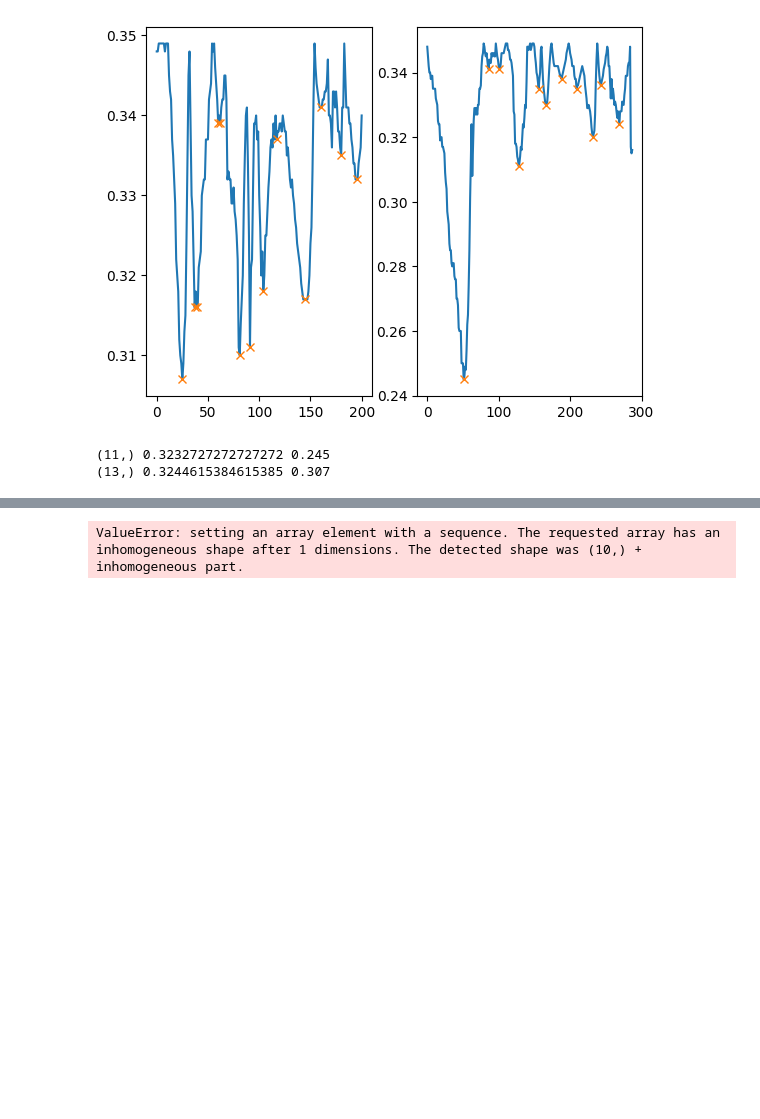
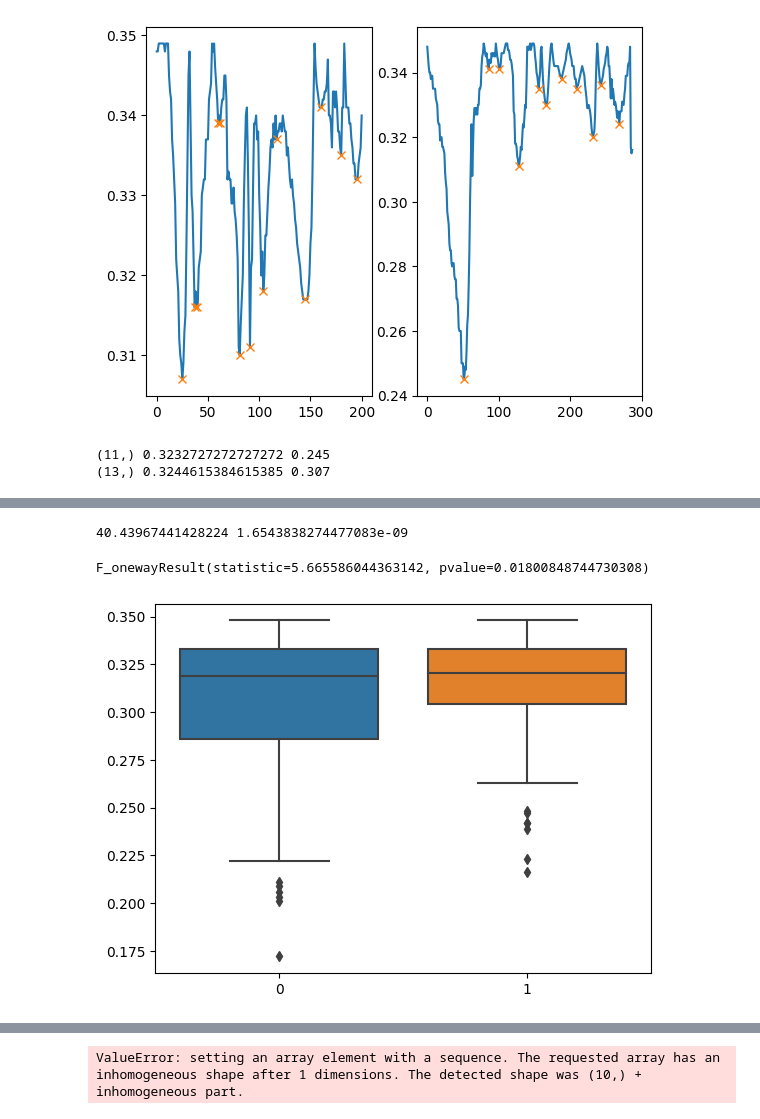
Before and after one commit to ViktorRakhmatulin/AirTouch, a Jupyter notebook: data_analysis.ipynb, the cells around one changed output, grey strips where cells are left out. Cells and saved outputs as stored; diff of their text form; code cells hidden in the pictures; blank space fills up the shorter version.

```diff
--- a/data_analysis.ipynb
+++ b/data_analysis.ipynb
@@ -54,6 +54,7 @@ import numpy as np
 import matplotlib.pyplot as plt
 from scipy.signal import find_peaks
 import pandas as pd
+import seaborn as sns
 def process_file(path_to_file):
     data = []
     with open(path_to_file, "r") as my_file:
@@ -68,24 +69,20 @@ def process_file(path_to_file):
     peak_values = data[:,0][peaks]
     number_of_crossings = peak_values.shape[0]
 
-    return number_of_crossings, peak_values.min(), peak_values.mean()
+    return peak_values.tolist(), number_of_crossings, peak_values.min(), peak_values.mean()
 
 my_dir = "Main_part/data/exp2/12thApril/"
-# vis_data = {}
-# prop_data = {}
+vis_data = []
+prop_data = []
 data = []
 for file in os.listdir(my_dir):
     if file.endswith(".txt"):
         name_trial = file.split('.')[0].split("_")
         path_to_file = os.path.join(my_dir, file)
-        crossings, peaks_min,peaks_mean = process_file(path_to_file)
+        peak_values, crossings, peaks_min,peaks_mean = process_file(path_to_file)
         used_impeller = name_trial[1] == 'imp'
+        if name_trial[1] == 'imp': prop_data+= peak_values
+        else:  vis_data += peak_values
         data.append([name_trial[0],crossings, peaks_min,peaks_mean, used_impeller])
 
-
 df = pd.DataFrame(data=data, columns= ["name", "crossings", "peaks_min", "peaks_mean", "impeller_used"])
-
-        # if (name_trial[1] == 'vis'):
-        #     vis_data[name_trial[0]] = data
-        # else:
-        #     prop_data[name_trial[0]] = data
@@ -111,0 +107,25 @@ df
+# %%
+from scipy.stats import f_oneway
+from scipy import stats
+
+k2, p = stats.normaltest(prop_data)
+print(k2, p)
+# performance1 = [89, 89, 88, 78, 79,56]
+# performance2 = [93, 92, 94, 89, 88]
+# performance3 = [89, 88, 89, 93, 90]
+# performance4 = [81, 78, 81, 92, 82]
+# print(*vis_data[0])
+# Conduct the one-way ANOVA
+# f_oneway(df[df['impeller_used'] == True]["peaks_mean"],  df[df['impeller_used'] == False]["peaks_mean"])
+
+f_oneway(vis_data,  prop_data)
+# %% [output]
+40.43967441428224 1.6543838274477083e-09
+F_onewayResult(statistic=5.665586044363142, pvalue=0.01800848744730308)
+# %%
+# ax = sns.boxplot([df[df['impeller_used'] == True]["peaks_mean"], df[df['impeller_used'] == False]["peaks_mean"]])
+ax = sns.boxplot([vis_data, prop_data])
+ax.set_xlabel("")
+plt.show()
+# %% [output]
+[figure, added]
```
Also changed, not shown: parts of 4 cells of this notebook.
